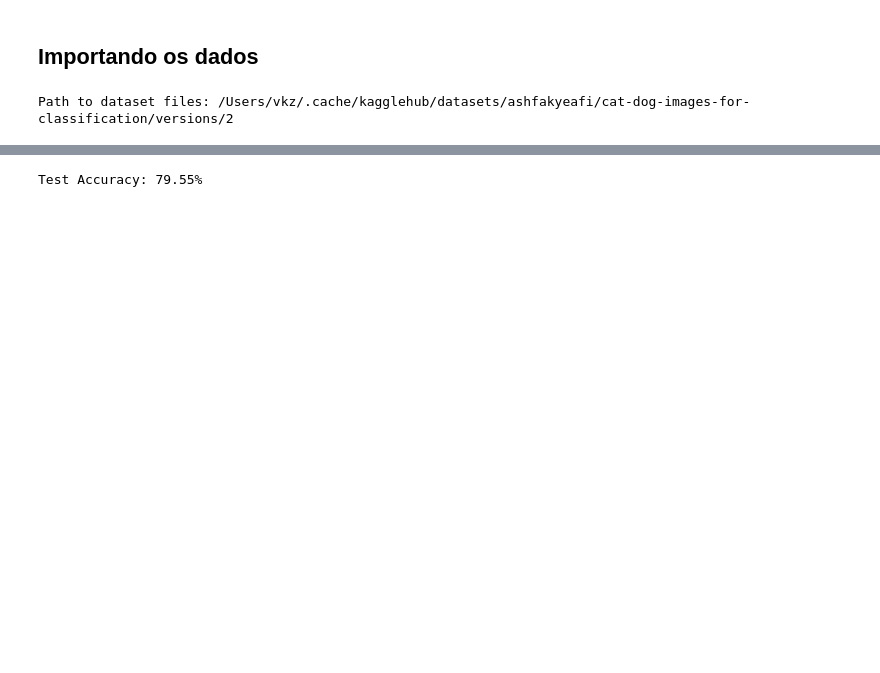
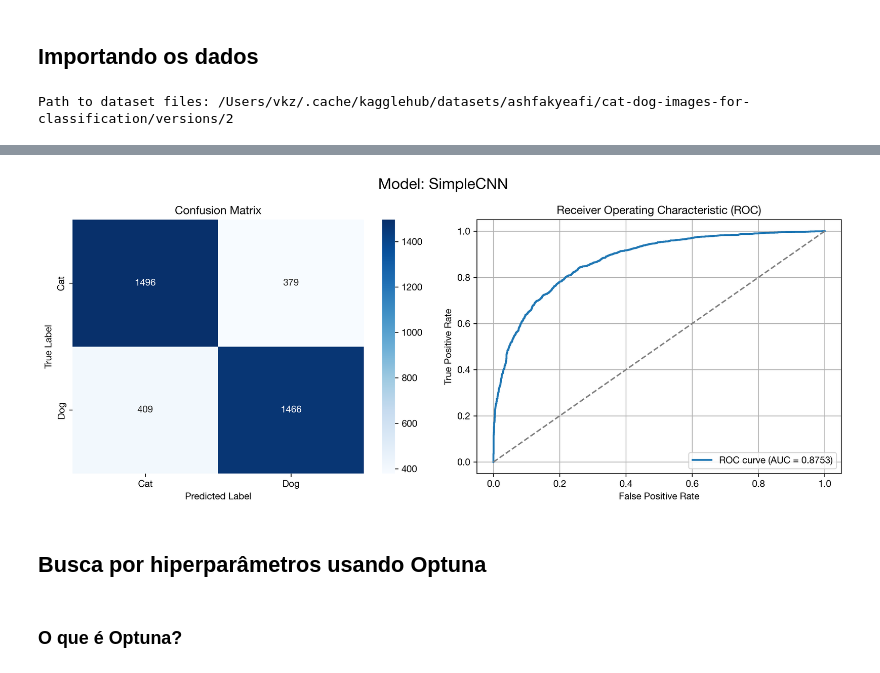
Before and after one commit to JVitorCarv/mini-projeto-1, a Jupyter notebook: notebook.ipynb, the cells around one changed output, grey strips where cells are left out. Drawn from its saved outputs; the diff is of its cells as text; code cells hidden in the pictures; blank space fills up the shorter version.

```diff
--- a/notebook.ipynb
+++ b/notebook.ipynb
@@ -86,7 +121,20 @@ train_dataset = CatsDogsDataset(train_df, cat_dog_path, transform=transform)
 val_dataset = CatsDogsDataset(val_df, cat_dog_path, transform=transform)
 test_dataset = CatsDogsDataset(test_df, cat_dog_path, transform=transform)
 # %%
-# Create DataLoaders
-train_loader = DataLoader(train_dataset, batch_size=32, shuffle=True)
-val_loader = DataLoader(val_dataset, batch_size=32)
-test_loader = DataLoader(test_dataset, batch_size=32)
+# Creating dataloaders with 4 parallel workers to improve training speed
+g = torch.Generator()
+g.manual_seed(123)  # deterministic
+
+train_loader = DataLoader(
+    train_dataset,
+    batch_size=32,
+    shuffle=True,
+    num_workers=4,
+    generator=g,
+)
+val_loader = DataLoader(
+    val_dataset, batch_size=32, num_workers=4, worker_init_fn=seed_worker, generator=g
+)
+test_loader = DataLoader(
+    test_dataset, batch_size=32, num_workers=4, worker_init_fn=seed_worker, generator=g
+)
@@ -270,15 +461,12 @@ visualize_feature_maps(model, sample_image[0])
-# %%
-correct = 0
-total = 0
-
-with torch.no_grad():
-    for images, labels in test_loader:
-        images, labels = images.to(device), labels.to(device)
-        outputs = model(images)
-        predicted = (outputs > 0.5).int().squeeze()
-        total += labels.size(0)
-        correct += (predicted == labels).sum().item()
-
-print(f"Test Accuracy: {100 * correct / total:.2f}%")
-# %% [output]
-Test Accuracy: 79.55%
+# %%
+all_preds, all_probs, all_labels = get_model_outputs(model, test_loader, device)
+# %%
+plot_cm_roc(
+    all_labels,
+    all_preds,
+    all_probs,
+    title="Model: SimpleCNN",
+    filename="metrics_simplecnn.png",
+)
+# %% [output]
+[figure, added]
@@ -284,0 +475,4 @@ Test Accuracy: 79.55%
+# %% [markdown]
+## Busca por hiperparâmetros usando Optuna
+# %% [markdown]
+### O que é Optuna?
```
Also changed, not shown: parts of 78 cells of this notebook, 30 other files.
